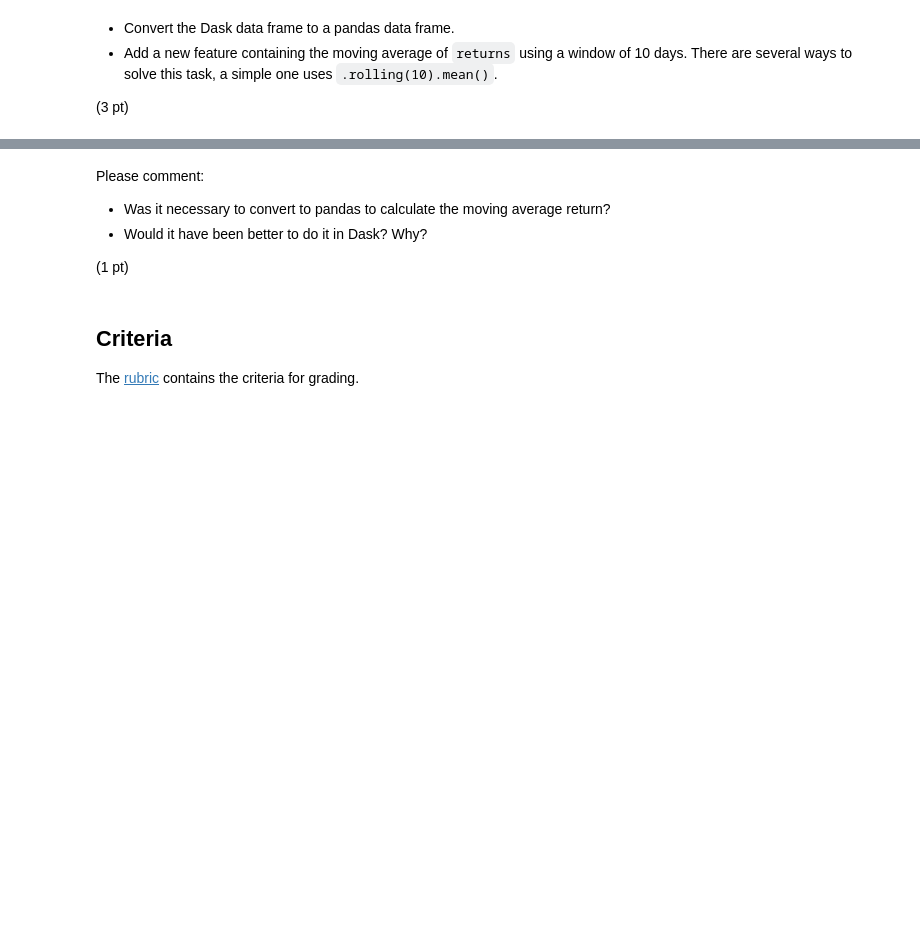
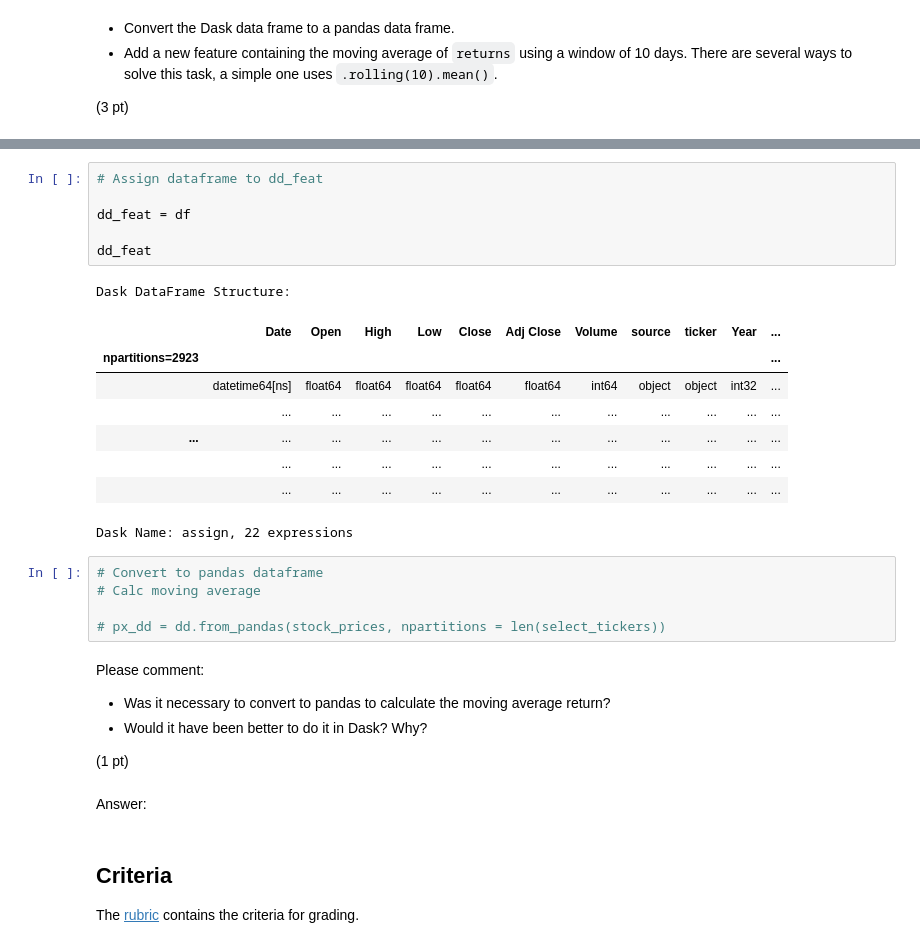
Before and after one commit to andreaholstein/production, a Jupyter notebook: 02_activities/assignments/assignment_1.ipynb, the cells around one changed output, grey strips where cells are left out. Saved outputs shown, nothing was run; the diff lists cells and outputs as text; blank space fills up the shorter version.

```diff
--- a/02_activities/assignments/assignment_1.ipynb
+++ b/02_activities/assignments/assignment_1.ipynb
@@ -53,3 +131,24 @@ For each ticker and using Dask, do the following:
+# %%
+# Assign dataframe to dd_feat
+
+dd_feat = df
+
+dd_feat
+# %% [output]
+Dask DataFrame Structure:
+|  | Date | Open | High | Low | Close | Adj Close | Volume | source | ticker | Year | ... |
+| npartitions=2923 |  |  |  |  |  |  |  |  |  |  | ... |
+|  | datetime64[ns] | float64 | float64 | float64 | float64 | float64 | int64 | object | object | int32 | ... |
+|  | ... | ... | ... | ... | ... | ... | ... | ... | ... | ... | ... |
+| ... | ... | ... | ... | ... | ... | ... | ... | ... | ... | ... | ... |
+|  | ... | ... | ... | ... | ... | ... | ... | ... | ... | ... | ... |
+|  | ... | ... | ... | ... | ... | ... | ... | ... | ... | ... | ... |
+Dask Name: assign, 22 expressions
+# %%
+# Convert to pandas dataframe
+# Calc moving average
+
+# px_dd = dd.from_pandas(stock_prices, npartitions = len(select_tickers))
 # %% [markdown]
 Please comment:
 
@@ -57,6 +156,8 @@ Please comment:
 + Would it have been better to do it in Dask? Why?
 
 (1 pt)
+# %% [markdown]
+Answer:
 # %% [markdown]
 ## Criteria
 
```
Also changed, not shown: parts of 11 cells of this notebook.
